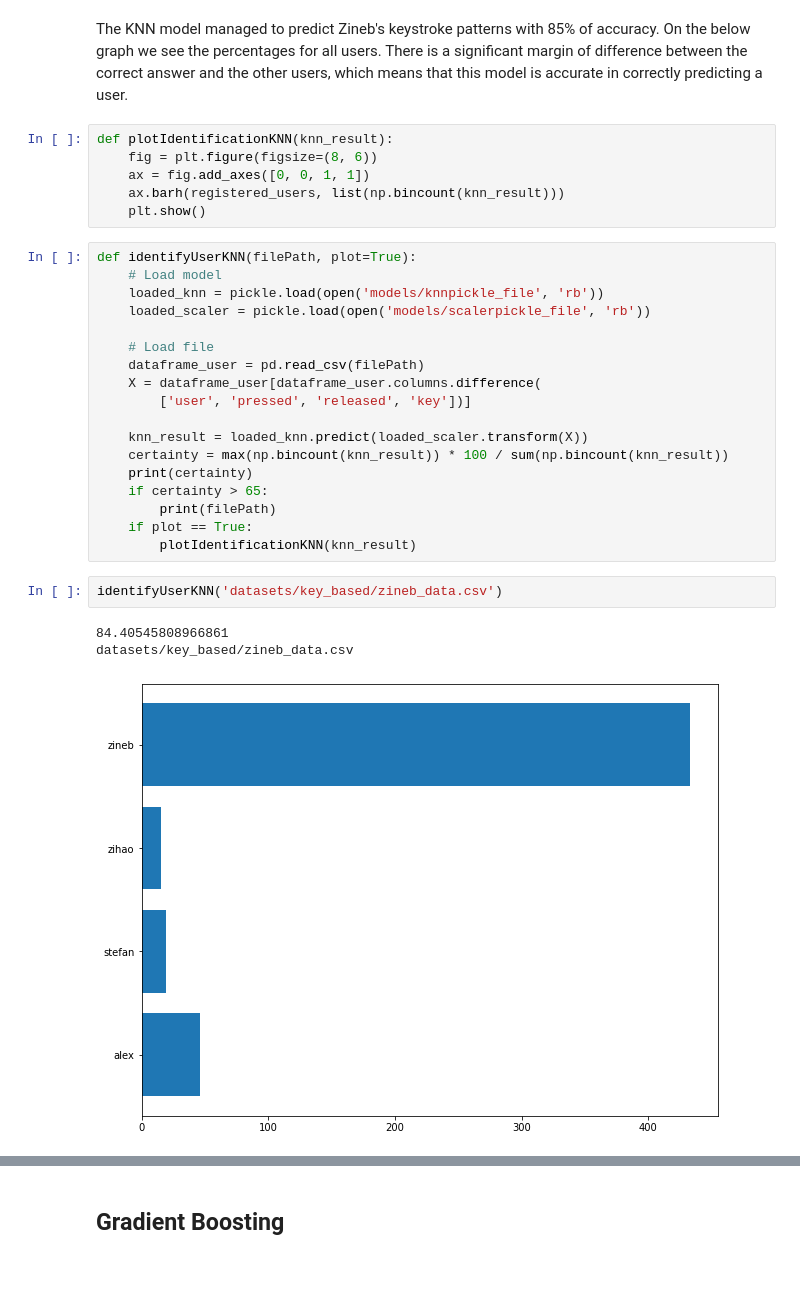
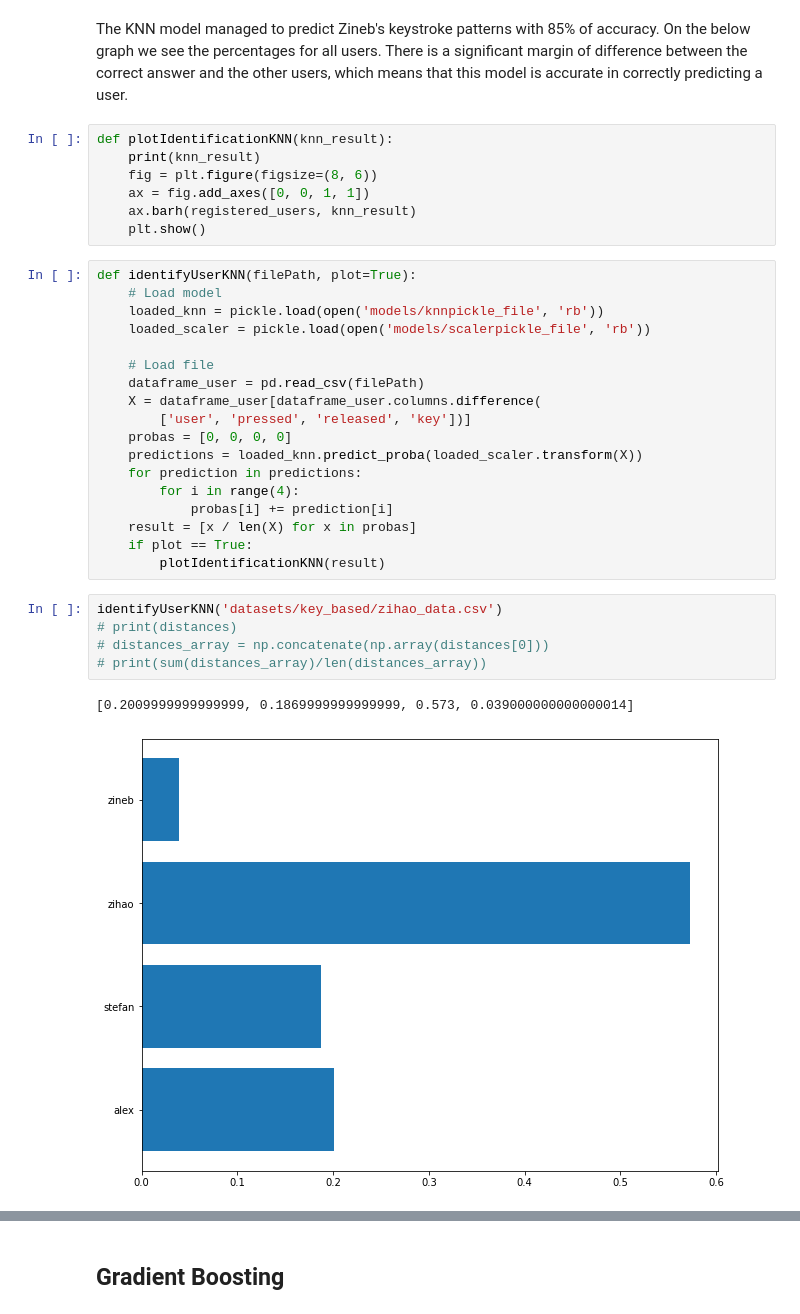
Before and after one commit to abremard/OT2_Data_Mining, a Jupyter notebook: main.ipynb, the cells around one changed output, grey strips where cells are left out. Drawn from its saved outputs; the diff is of its cells as text; blank space fills up the shorter version.

```diff
--- a/main.ipynb
+++ b/main.ipynb
@@ -617,9 +609,10 @@ We applied our models to a practical test to determine their efficiency and accu
 The KNN model managed to predict Zineb's keystroke patterns with 85% of accuracy. On the below graph we see the percentages for all users. There is a significant margin of difference between the correct answer and the other users, which means that this model is accurate in correctly predicting a user.
 # %%
 def plotIdentificationKNN(knn_result):
+    print(knn_result)
     fig = plt.figure(figsize=(8, 6))
     ax = fig.add_axes([0, 0, 1, 1])
-    ax.barh(registered_users, list(np.bincount(knn_result)))
+    ax.barh(registered_users, knn_result)
     plt.show()
 # %%
 def identifyUserKNN(filePath, plot=True):
@@ -631,18 +624,20 @@ def identifyUserKNN(filePath, plot=True):
     dataframe_user = pd.read_csv(filePath)
     X = dataframe_user[dataframe_user.columns.difference(
         ['user', 'pressed', 'released', 'key'])]
-
-    knn_result = loaded_knn.predict(loaded_scaler.transform(X))
-    certainty = max(np.bincount(knn_result)) * 100 / sum(np.bincount(knn_result))
-    print(certainty)
-    if certainty > 65:
-        print(filePath)
+    probas = [0, 0, 0, 0]
+    predictions = loaded_knn.predict_proba(loaded_scaler.transform(X))
+    for prediction in predictions:
+        for i in range(4):
+            probas[i] += prediction[i]
+    result = [x / len(X) for x in probas]
     if plot == True:
-        plotIdentificationKNN(knn_result)
+        plotIdentificationKNN(result)
-# %%
-identifyUserKNN('datasets/key_based/zineb_data.csv')
-# %% [output]
-84.40545808966861
-datasets/key_based/zineb_data.csv
-[figure, removed]
+# %%
+identifyUserKNN('datasets/key_based/zihao_data.csv')
+# print(distances)
+# distances_array = np.concatenate(np.array(distances[0]))
+# print(sum(distances_array)/len(distances_array))
+# %% [output]
+[0.2009999999999999, 0.1869999999999999, 0.573, 0.039000000000000014]
+[figure, added]
 # %%
```
Also changed, not shown: parts of 16 cells of this notebook, 6 other files.
